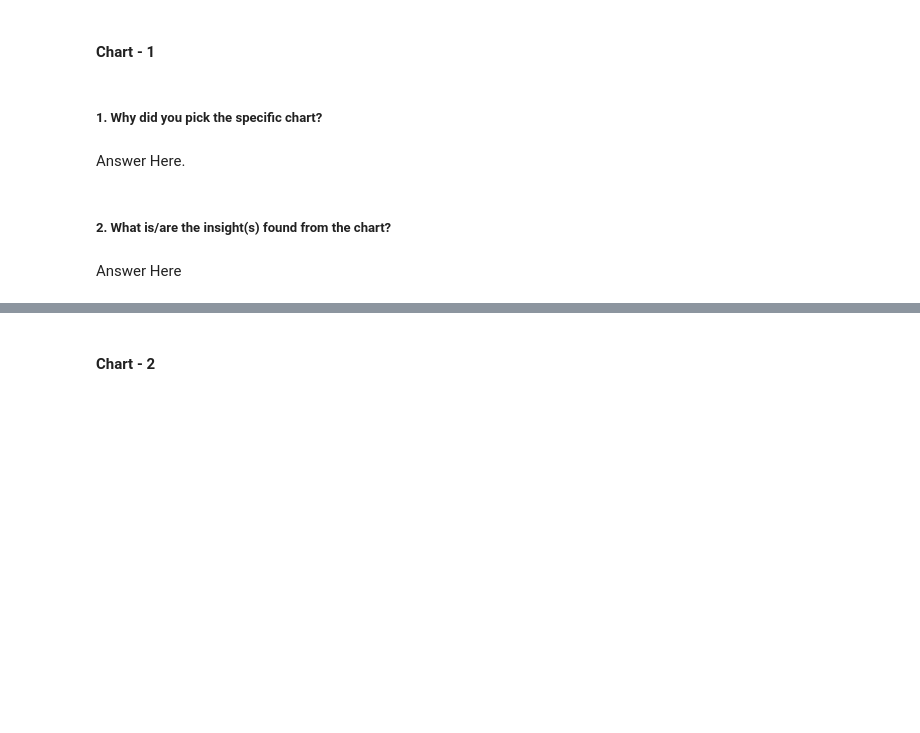
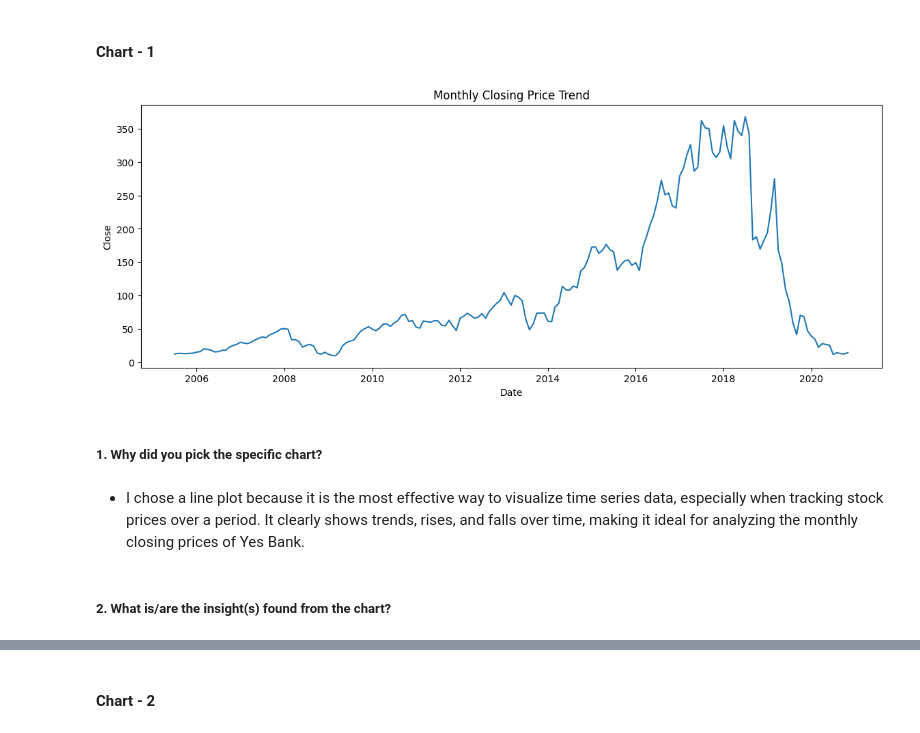
Before and after one commit to Vaisakh-Nirupam/Yes_Bank_Stock_Closing_Price_Prediction, a Jupyter notebook: Yes_Bank_Stock_Prediction.ipynb, the cells around one changed output, grey strips where cells are left out. Cells and saved outputs as stored; diff of their text form; code cells hidden in the pictures; blank space fills up the shorter version.

Commit message:
Completed 3, 4, 5 & 6
Completed:
- Data Wrangling
- Chart Visualization (7)
- Hypothesis Testing
- Data Preprocessing

```diff
--- a/Yes_Bank_Stock_Prediction.ipynb
+++ b/Yes_Bank_Stock_Prediction.ipynb
@@ -173,2 +175,11 @@ Close: 185
+# %%
+# Write your code to make your dataset analysis ready.
+df['Date'] = pd.to_datetime(df['Date'], format='%b-%y')
+df = df.sort_values('Date')
+df = df.reset_index(drop=True)
+
+# Added more features
+df['Year'] = df['Date'].dt.year
+df['Month'] = df['Date'].dt.month
 # %% [markdown]
 ### What all manipulations have you done and insights you found?
@@ -183,8 +196,14 @@ Answer Here.
+# %%
+# Chart - 1 visualization code
+plt.figure(figsize=(14,5))
+plt.title('Monthly Closing Price Trend')
+sns.lineplot(data=df, x='Date', y='Close')
+plt.show()
+# %% [output]
+[figure, added]
 # %% [markdown]
 ##### 1. Why did you pick the specific chart?
-# %% [markdown]
-Answer Here.
+# %% [markdown]
+- I chose a line plot because it is the most effective way to visualize time series data, especially when tracking stock prices over a period. It clearly shows trends, rises, and falls over time, making it ideal for analyzing the monthly closing prices of Yes Bank.
 # %% [markdown]
 ##### 2. What is/are the insight(s) found from the chart?
-# %% [markdown]
-Answer Here
```
Also changed, not shown: parts of 220 cells of this notebook.
